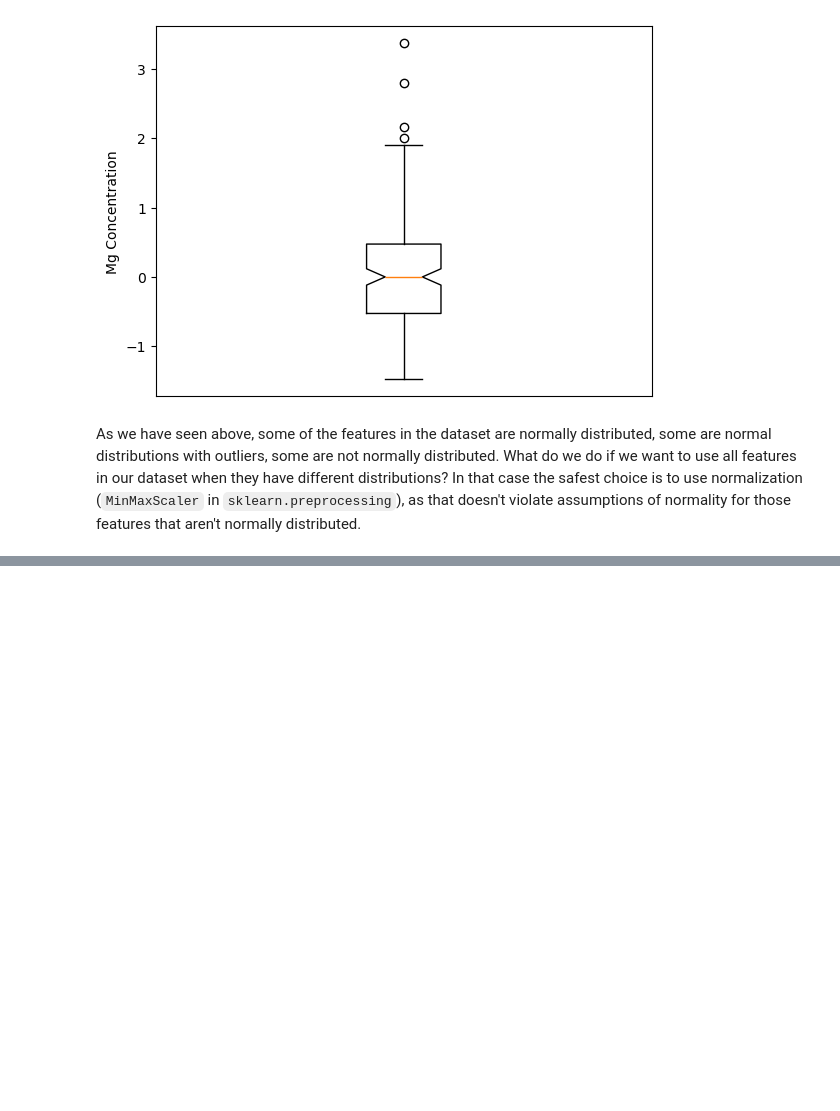
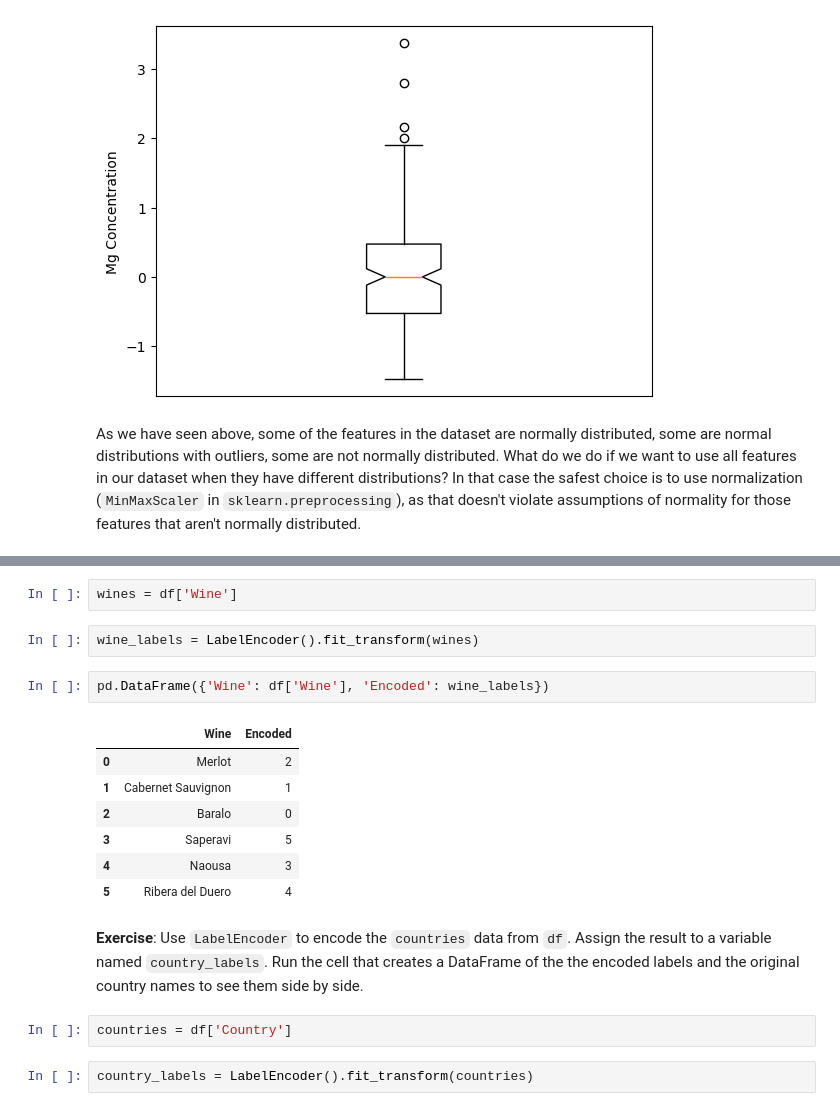
Before and after one commit to atleer/intro-to-deep-learning-dev, a Jupyter notebook: Day02/07_data_standardization/07_data_standardization.ipynb, the cells around one changed output, grey strips where cells are left out. Saved outputs shown, nothing was run; the diff lists cells and outputs as text; blank space fills up the shorter version.

```diff
--- a/Day02/07_data_standardization/07_data_standardization.ipynb
+++ b/Day02/07_data_standardization/07_data_standardization.ipynb
@@ -444,0 +443,20 @@ array([[1., 0., 0., 0., 0.],
+# %%
+wines = df['Wine']
+# %%
+wine_labels = LabelEncoder().fit_transform(wines)
+# %%
+pd.DataFrame({'Wine': df['Wine'], 'Encoded': wine_labels})
+# %% [output]
+|  | Wine | Encoded |
+| 0 | Merlot | 2 |
+| 1 | Cabernet Sauvignon | 1 |
+| 2 | Baralo | 0 |
+| 3 | Saperavi | 5 |
+| 4 | Naousa | 3 |
+| 5 | Ribera del Duero | 4 |
+# %% [markdown]
+**Exercise**: Use `LabelEncoder` to encode the `countries` data from `df`. Assign the result to a variable named `country_labels`. Run the cell that creates a DataFrame of the the encoded labels and the original country names to see them side by side.
+# %%
+countries = df['Country']
+# %%
+country_labels = LabelEncoder().fit_transform(countries)
```
Also changed, not shown: parts of 18 cells of this notebook.
